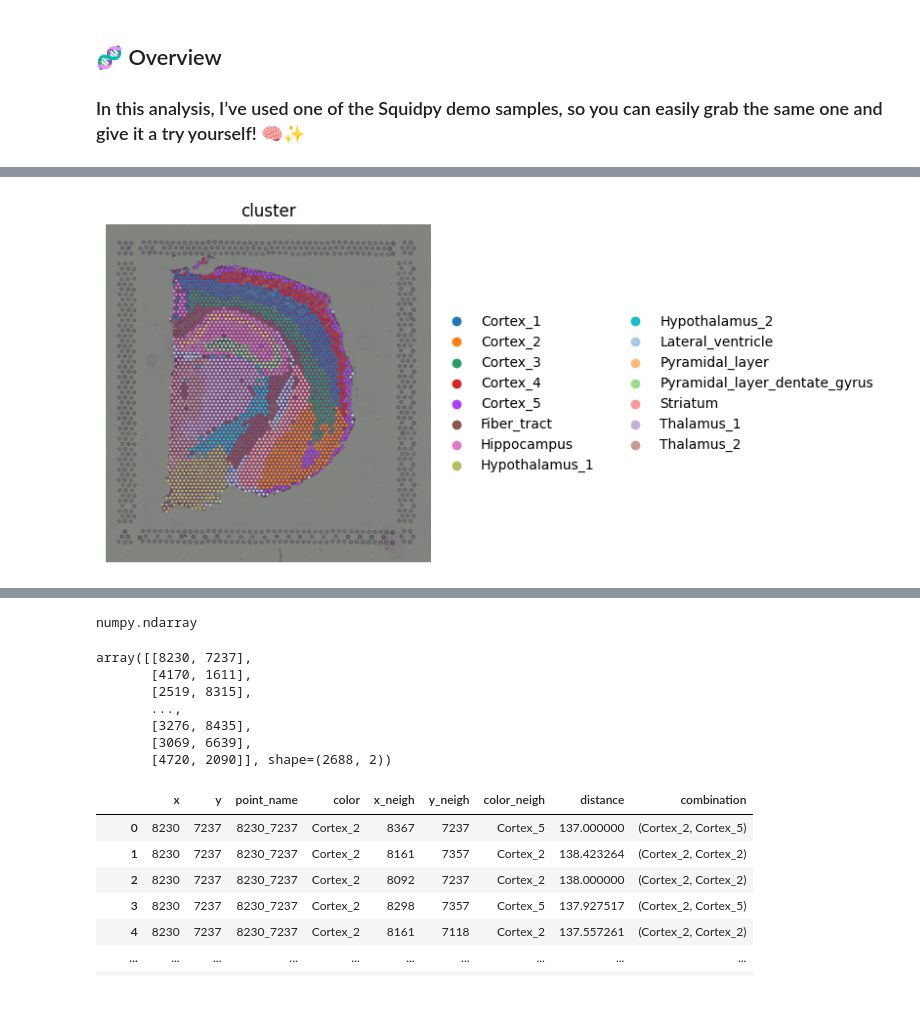
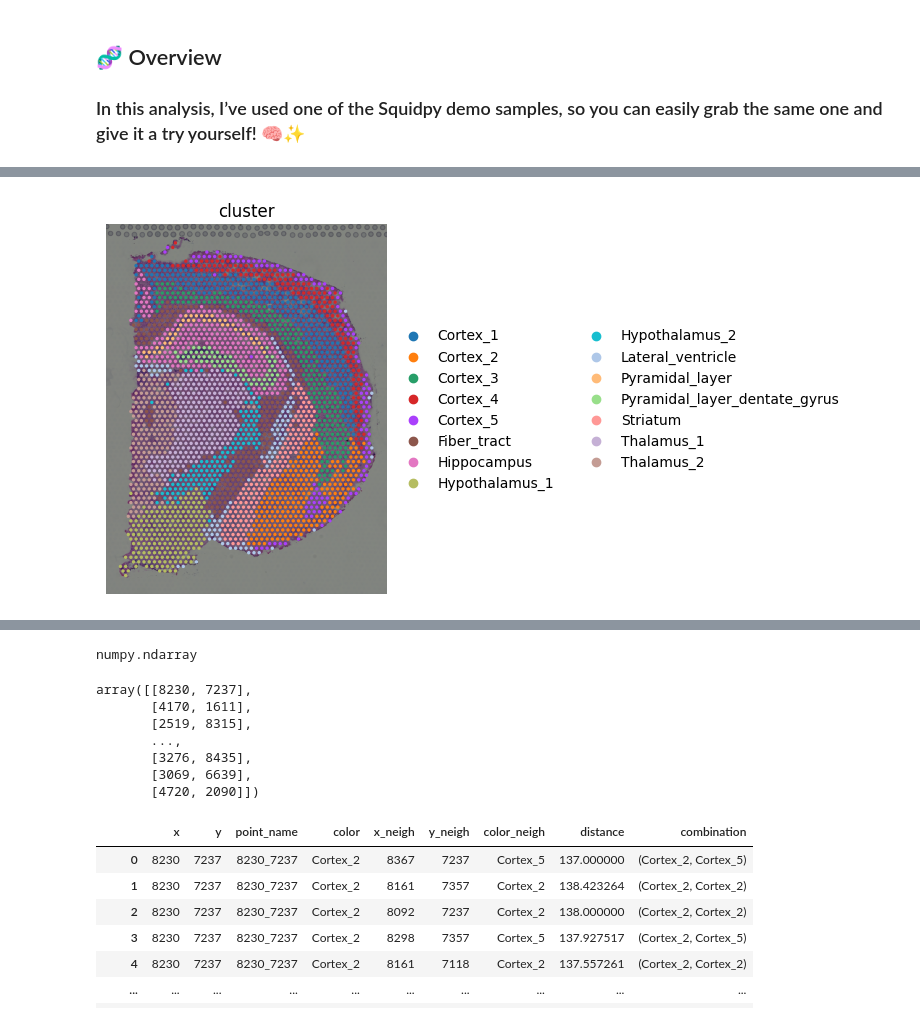
Before and after one commit to pedrovp161/spatialCourse, a Jupyter notebook: src/5 - colocalization.ipynb, the cells around one changed output, grey strips where cells are left out. Drawn from its saved outputs; the diff is of its cells as text; code cells hidden in the pictures.

```diff
--- a/src/5 - colocalization.ipynb
+++ b/src/5 - colocalization.ipynb
@@ -3,6 +3,10 @@
 # %% [markdown]
 ## 🧬 Overview
 ### In this analysis, I’ve used one of the Squidpy demo samples, so you can easily grab the same one and give it a try yourself! 🧠✨
+# %%
+import os
+
+notebookPath = os.path.dirname(os.getcwd())
 # %%
 import os
 import numpy as np
@@ -21,2 +29,3 @@ Downloading data from 'https://exampledata.scverse.org/squidpy/figshare/visium_h
 # %%
-adata
+import anndata as an
+adata = an.read_h5ad(os.path.join(notebookPath, "singleSpatial", "adata.h5ad"))
@@ -31,9 +32,9 @@ AnnData object with n_obs × n_vars = 2688 × 18078
 # %%
 import matplotlib.pyplot as plt
 
-sq.pl.spatial_scatter(adata, color="cluster", frameon=False, figsize=(8,8))# type: ignore
+sc.pl.spatial(adata, color="cluster", frameon=False)# type: ignore
 # %% [output]
-[figure, old version]
+[figure, new version]
 # %%
 adata.obs["cluster"]
 # %% [output]
@@ -65,7 +66,7 @@ array([[8230, 7237],
        ...,
        [3276, 8435],
        [3069, 6639],
-       [4720, 2090]], shape=(2688, 2))
+       [4720, 2090]])
 # %%
 adata.uns["spatools"]
 # %% [output]
```
Also changed, not shown: parts of 21 cells of this notebook, 6 other files.
